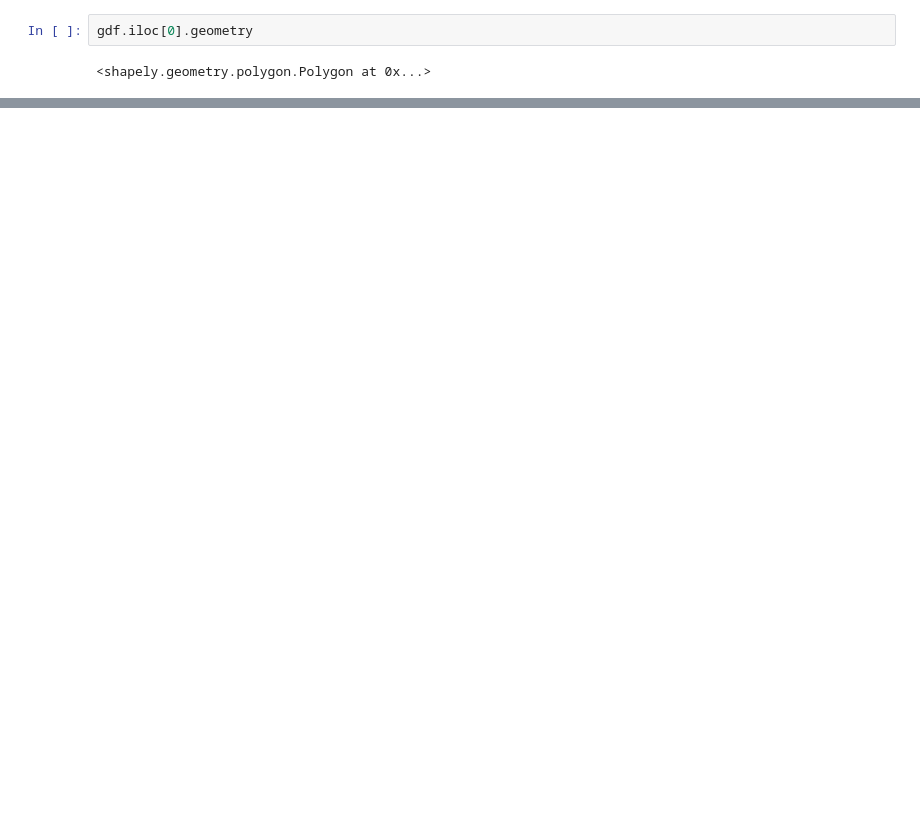
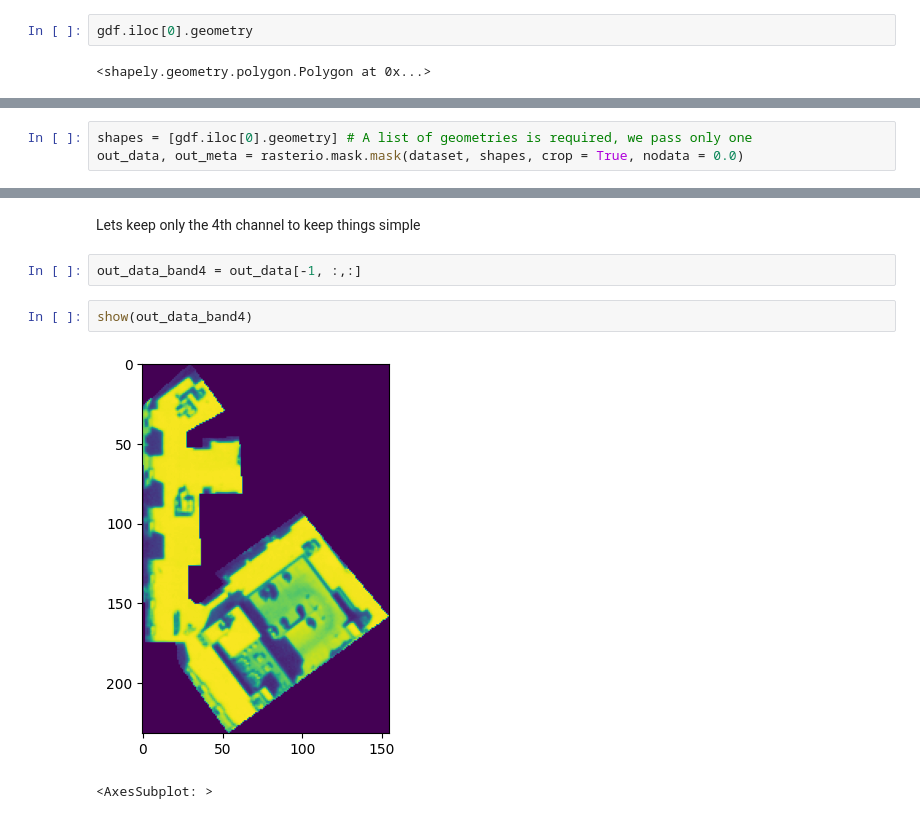
Before and after one commit to robmarkcole/quickstart-with-geotiffs, a Jupyter notebook: quickstart.ipynb, the cells around one changed output, grey strips where cells are left out. Drawn from its saved outputs; the diff is of its cells as text; blank space fills up the shorter version.

```diff
--- a/quickstart.ipynb
+++ b/quickstart.ipynb
@@ -118,0 +134,3 @@ gdf.iloc[0].geometry
+# %%
+shapes = [gdf.iloc[0].geometry] # A list of geometries is required, we pass only one
+out_data, out_meta = rasterio.mask.mask(dataset, shapes, crop = True, nodata = 0.0)
@@ -118,0 +151,9 @@ gdf.iloc[0].geometry
+# %% [markdown]
+Lets keep only the 4th channel to keep things simple
+# %%
+out_data_band4 = out_data[-1, :,:]
+# %%
+show(out_data_band4)
+# %% [output]
+[figure, added]
+<AxesSubplot: >
```
Also changed, not shown: parts of 25 cells of this notebook.
